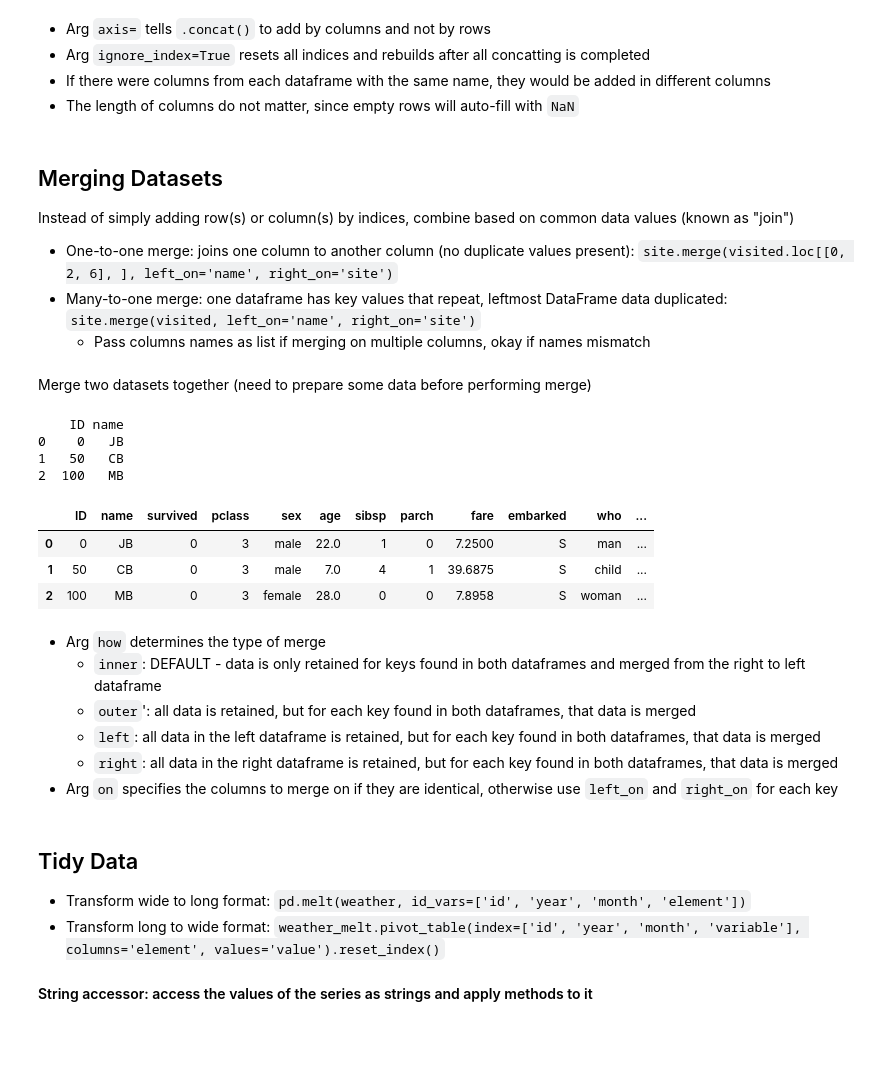
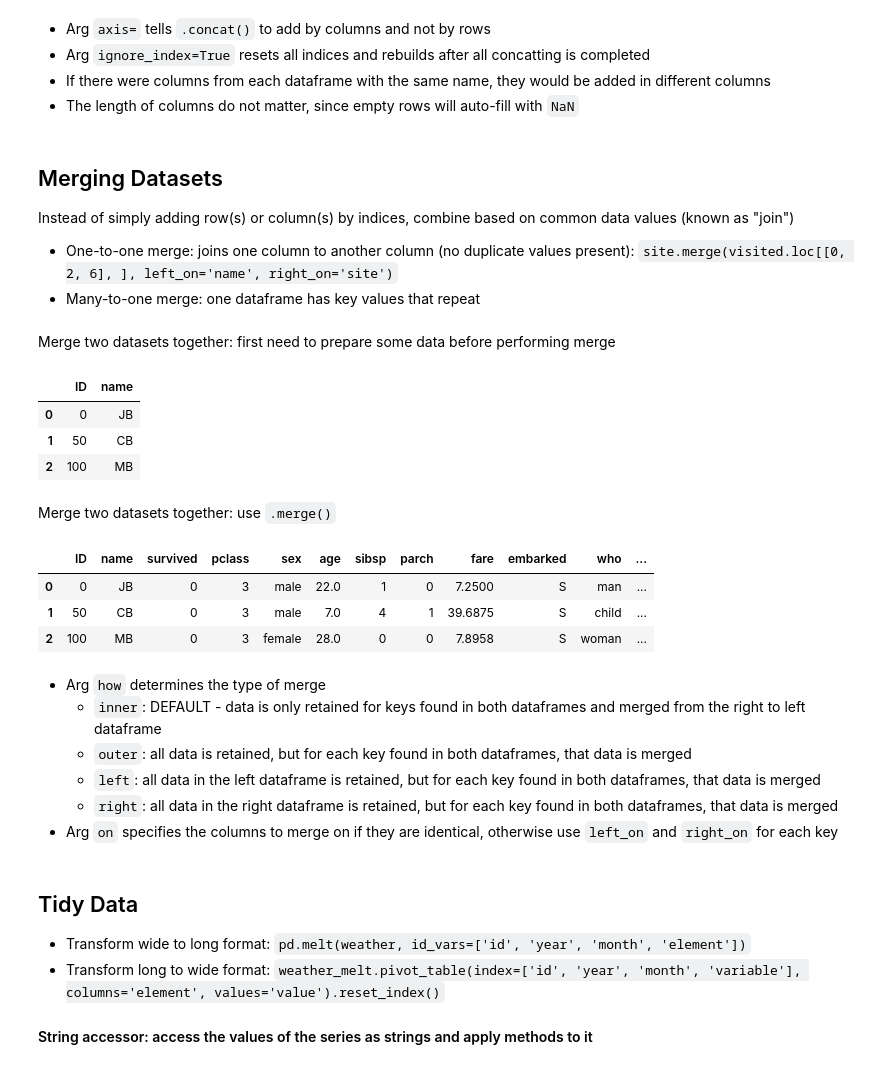
Before and after one commit to cjbayne/softdocs, a Jupyter notebook: docs/guide_pandas.ipynb, the cells around one changed output. Saved outputs shown, nothing was run; the diff lists cells and outputs as text; code cells hidden in the pictures; blank space fills up the shorter version.

```diff
--- a/docs/guide_pandas.ipynb
+++ b/docs/guide_pandas.ipynb
@@ -894,40 +901,42 @@ pd.concat([iris, titanic], axis=1, ignore_index=False).head(3)
 # %% [markdown]
 <a id='merging_datasets'></a>
 ## Merging Datasets
+
 Instead of simply adding row(s) or column(s) by indices, combine based on common data values (known as "join")
-
-* One-to-one merge: joins one column to another column (no duplicate values present): `site.merge(visited.loc[[0, 2, 6], ], left_on='name', right_on='site')`
-* Many-to-one merge: one dataframe has key values that repeat, leftmost DataFrame data duplicated: `site.merge(visited, left_on='name', right_on='site')`
-    * Pass columns names as list if merging on multiple columns, okay if names mismatch
+- One-to-one merge: joins one column to another column (no duplicate values present): `site.merge(visited.loc[[0, 2, 6], ], left_on='name', right_on='site')`
+- Many-to-one merge: one dataframe has key values that repeat
 # %% [markdown]
-Merge two datasets together (need to prepare some data before performing merge)
+Merge two datasets together: first need to prepare some data before performing merge
 # %%
 # Add a new unique id column to a copy of titanic
 titanic_copy = titanic.copy()
 titanic_copy['id'] = list(range(0, len(titanic_copy)))
 titanic_copy.head(3)
 
 # Create a new dataframe to merge
 titanic_merge = pd.DataFrame({
     "ID" : [0, 50, 100],
     "name" : ["JB", "CB", "MB"]})
-print(titanic_merge)
-
-# Merge datasets
-titanic_merge.merge(titanic_copy, left_on="ID", right_on="id")
+titanic_merge
 # %% [output]
-    ID name
-0    0   JB
-1   50   CB
-2  100   MB
-|  | ID | name | survived | pclass | sex | age | sibsp | parch | fare | embarked | who | ... |
-| 0 | 0 | JB | 0 | 3 | male | 22.0 | 1 | 0 | 7.2500 | S | man | ... |
-| 1 | 50 | CB | 0 | 3 | male | 7.0 | 4 | 1 | 39.6875 | S | child | ... |
-| 2 | 100 | MB | 0 | 3 | female | 28.0 | 0 | 0 | 7.8958 | S | woman | ... |
+|  | ID | name |
+| 0 | 0 | JB |
+| 1 | 50 | CB |
+| 2 | 100 | MB |
+# %% [markdown]
+Merge two datasets together: use `.merge()`
+# %%
+# Merge datasets
+titanic_merge.merge(titanic_copy, left_on="ID", right_on="id")
+# %% [output]
+|  | ID | name | survived | pclass | sex | age | sibsp | parch | fare | embarked | who | ... |
+| 0 | 0 | JB | 0 | 3 | male | 22.0 | 1 | 0 | 7.2500 | S | man | ... |
+| 1 | 50 | CB | 0 | 3 | male | 7.0 | 4 | 1 | 39.6875 | S | child | ... |
+| 2 | 100 | MB | 0 | 3 | female | 28.0 | 0 | 0 | 7.8958 | S | woman | ... |
 # %% [markdown]
 - Arg `how` determines the type of merge
     - `inner`: DEFAULT - data is only retained for keys found in both dataframes and merged from the right to left dataframe
-    - `outer`': all data is retained, but for each key found in both dataframes, that data is merged
+    - `outer`: all data is retained, but for each key found in both dataframes, that data is merged
     - `left`: all data in the left dataframe is retained, but for each key found in both dataframes, that data is merged
     - `right`: all data in the right dataframe is retained, but for each key found in both dataframes, that data is merged
 - Arg `on` specifies the columns to merge on if they are identical, otherwise use `left_on` and `right_on` for each key
```
Also changed, not shown: parts of 29 cells of this notebook.
